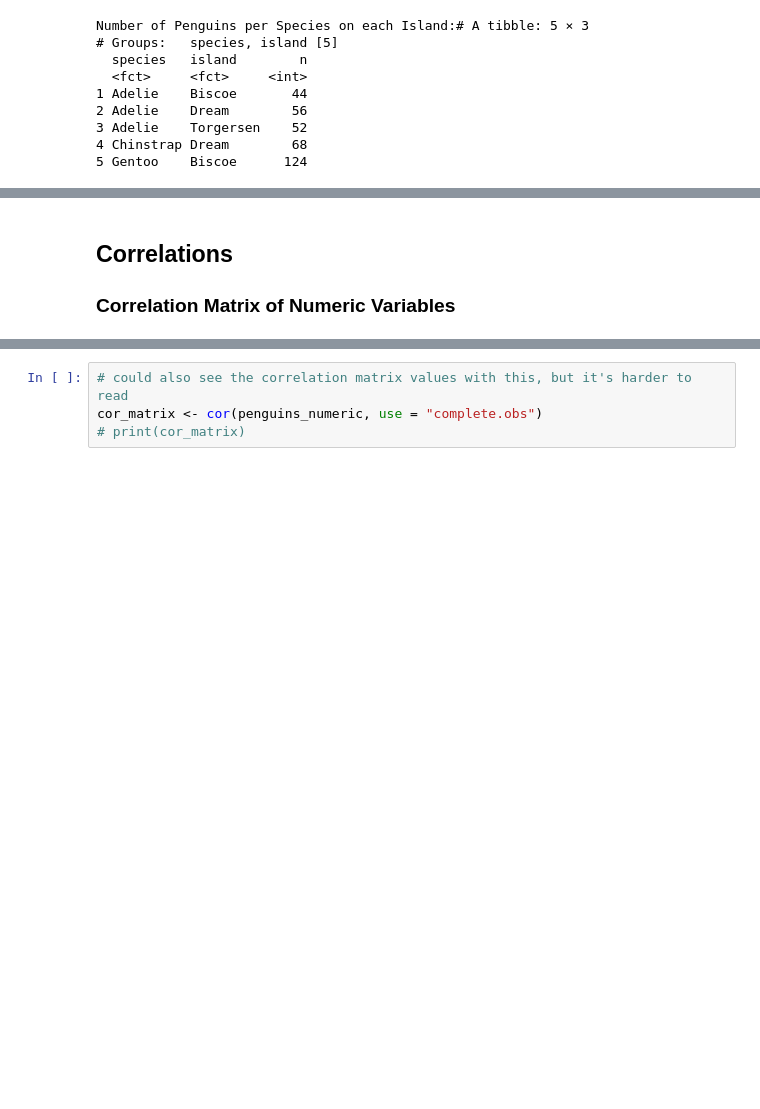
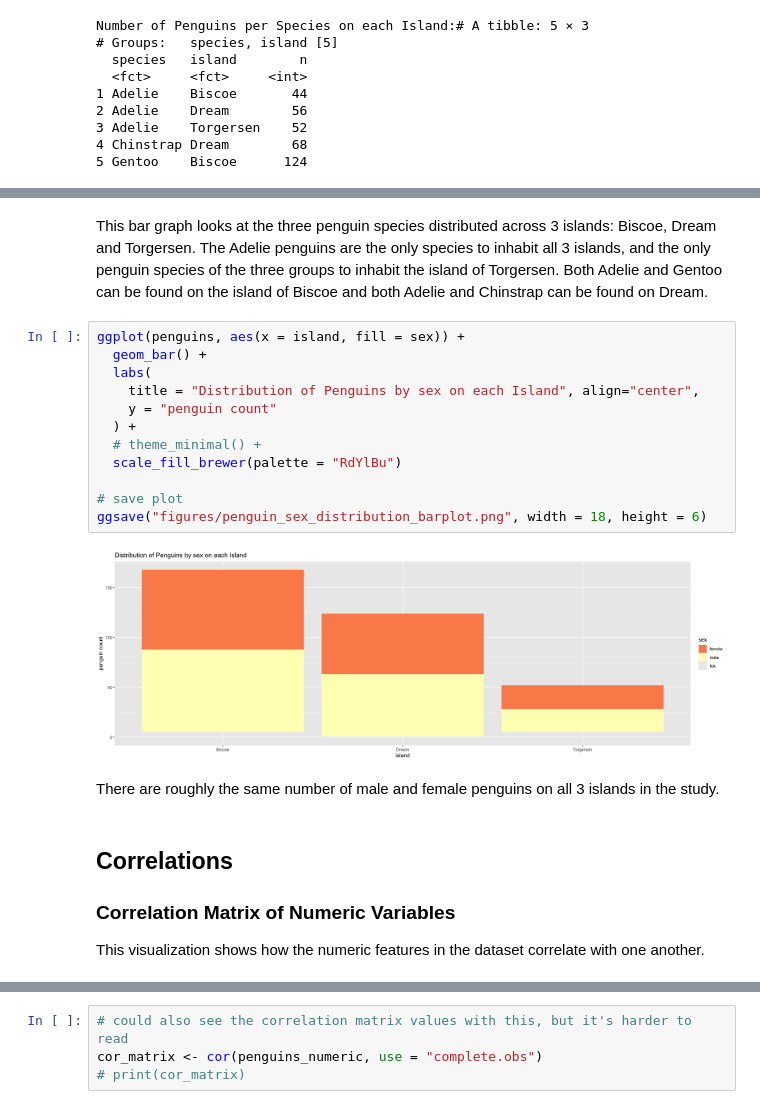
Before and after one commit to smpotts/palmerpenguins-vis-and-storytelling, a Jupyter notebook: palmer_penguins.ipynb, the cells around one changed output, grey strips where cells are left out. Cells and saved outputs as stored; diff of their text form; blank space fills up the shorter version.

```diff
--- a/palmer_penguins.ipynb
+++ b/palmer_penguins.ipynb
@@ -277,6 +332,25 @@ Warning message:
+# %% [markdown]
+This bar graph looks at the three penguin species distributed across 3 islands: Biscoe, Dream and Torgersen. The Adelie penguins are the only species to inhabit all 3 islands, and the only penguin species of the three groups to inhabit the island of Torgersen. Both Adelie and Gentoo can be found on the island of Biscoe and both Adelie and Chinstrap can be found on Dream.
+# %%
+ggplot(penguins, aes(x = island, fill = sex)) +
+  geom_bar() +
+  labs(
+    title = "Distribution of Penguins by sex on each Island", align="center",
+    y = "penguin count"
+  ) +
+  # theme_minimal() +
+  scale_fill_brewer(palette = "RdYlBu")
+
+# save plot
+ggsave("figures/penguin_sex_distribution_barplot.png", width = 18, height = 6)
+# %% [output]
+[figure, added]
+# %% [markdown]
+There are roughly the same number of male and female penguins on all 3 islands in the study.
 # %% [markdown]
 ## Correlations
 ### Correlation Matrix of Numeric Variables
+This visualization shows how the numeric features in the dataset correlate with one another.
 # %%
 penguins_numeric <- penguins|>
   na.omit(sex) |> # without removing the NAs, the correlation calculations get messed up
```
Also changed, not shown: parts of 45 cells of this notebook, 13 other files.
